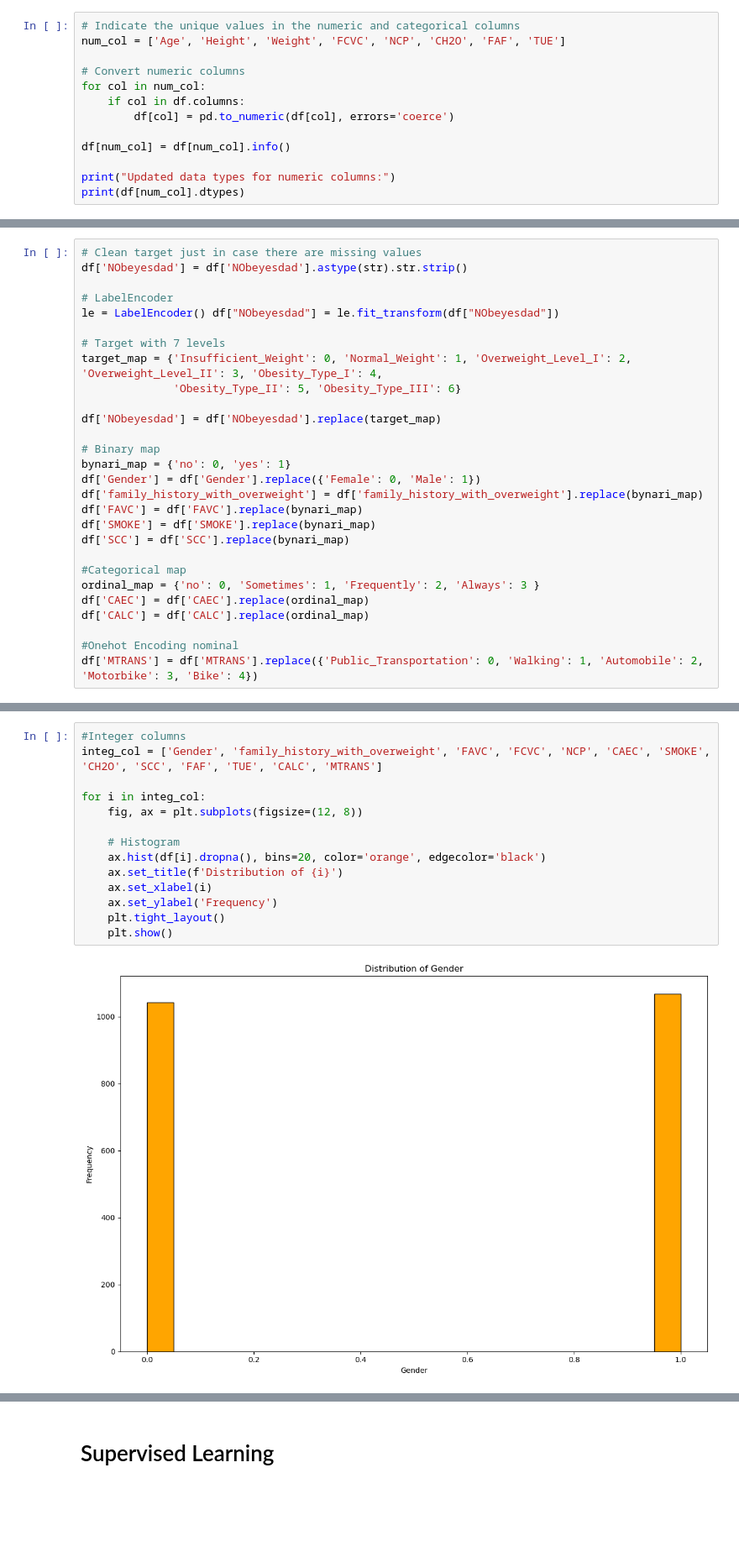
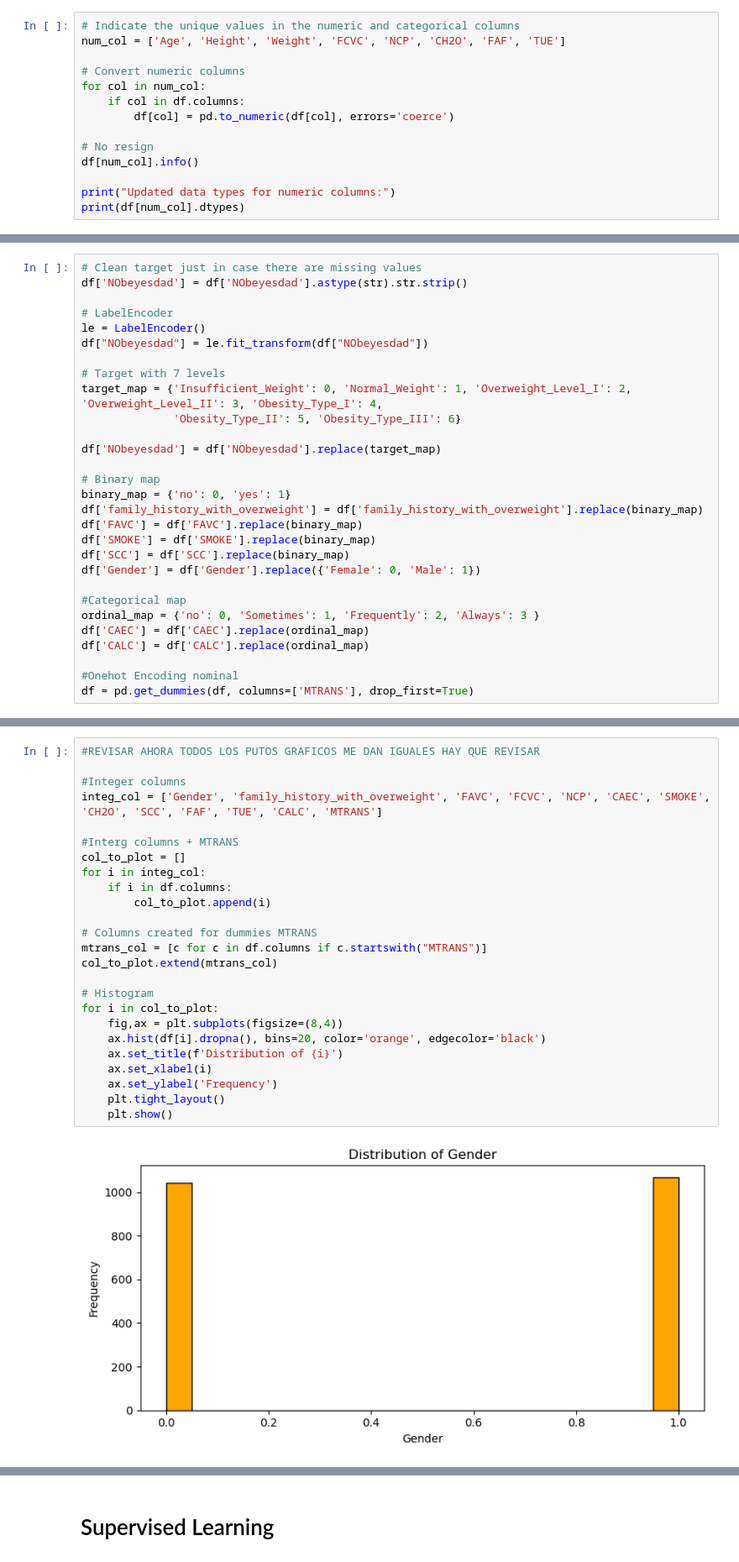
Before and after one commit to 2026362-Silvia/Machine-Learning, a Jupyter notebook: SilviaSolanoMarchini_1st_assessment_ML.ipynb, the cells around one changed output, grey strips where cells are left out. Shown at 84% size. Drawn from its saved outputs; the diff is of its cells as text; blank space fills up the shorter version.

Commit message:
correct mtrans, but more errors appear

```diff
--- a/SilviaSolanoMarchini_1st_assessment_ML.ipynb
+++ b/SilviaSolanoMarchini_1st_assessment_ML.ipynb
@@ -118,7 +119,8 @@ for col in num_col:
     if col in df.columns:
         df[col] = pd.to_numeric(df[col], errors='coerce')
 
-df[num_col] = df[num_col].info()
+# No resign
+df[num_col].info()
 
 print("Updated data types for numeric columns:")
 print(df[num_col].dtypes)
@@ -170,7 +172,8 @@ Length: 7, dtype: str
 df['NObeyesdad'] = df['NObeyesdad'].astype(str).str.strip()
 
 # LabelEncoder
-le = LabelEncoder() df["NObeyesdad"] = le.fit_transform(df["NObeyesdad"])
+le = LabelEncoder()
+df["NObeyesdad"] = le.fit_transform(df["NObeyesdad"])
 
 # Target with 7 levels
 target_map = {'Insufficient_Weight': 0, 'Normal_Weight': 1, 'Overweight_Level_I': 2, 'Overweight_Level_II': 3, 'Obesity_Type_I': 4,
@@ -179,12 +182,12 @@ target_map = {'Insufficient_Weight': 0, 'Normal_Weight': 1, 'Overweight_Level_I'
 df['NObeyesdad'] = df['NObeyesdad'].replace(target_map)
 
 # Binary map
-bynari_map = {'no': 0, 'yes': 1}
+binary_map = {'no': 0, 'yes': 1}
+df['family_history_with_overweight'] = df['family_history_with_overweight'].replace(binary_map)
+df['FAVC'] = df['FAVC'].replace(binary_map)
+df['SMOKE'] = df['SMOKE'].replace(binary_map)
+df['SCC'] = df['SCC'].replace(binary_map)
 df['Gender'] = df['Gender'].replace({'Female': 0, 'Male': 1})
-df['family_history_with_overweight'] = df['family_history_with_overweight'].replace(bynari_map)
-df['FAVC'] = df['FAVC'].replace(bynari_map)
-df['SMOKE'] = df['SMOKE'].replace(bynari_map)
-df['SCC'] = df['SCC'].replace(bynari_map)
 
 #Categorical map
 ordinal_map = {'no': 0, 'Sometimes': 1, 'Frequently': 2, 'Always': 3 }
@@ -192,7 +195,7 @@ df['CAEC'] = df['CAEC'].replace(ordinal_map)
 df['CALC'] = df['CALC'].replace(ordinal_map)
 
 #Onehot Encoding nominal
-df['MTRANS'] = df['MTRANS'].replace({'Public_Transportation': 0, 'Walking': 1, 'Automobile': 2, 'Motorbike': 3, 'Bike': 4})
+df = pd.get_dummies(df, columns=['MTRANS'], drop_first=True)
 # %%
 #Continuous columns
 cont_col = ['Age', 'Height', 'Weight', 'FCVC', 'NCP', 'CH2O', 'FAF', 'TUE']
@@ -219,18 +222,29 @@ for i in cont_col:
 [figure]
 [figure]
 # %%
+#REVISAR AHORA TODOS LOS PUTOS GRAFICOS ME DAN IGUALES HAY QUE REVISAR
+
 #Integer columns
 integ_col = ['Gender', 'family_history_with_overweight', 'FAVC', 'FCVC', 'NCP', 'CAEC', 'SMOKE', 'CH2O', 'SCC', 'FAF', 'TUE', 'CALC', 'MTRANS']
 
+#Interg columns + MTRANS
+col_to_plot = []
 for i in integ_col:
-    fig, ax = plt.subplots(figsize=(12, 8))
+    if i in df.columns:
+        col_to_plot.append(i)
 
-    # Histogram
+# Columns created for dummies MTRANS
+mtrans_col = [c for c in df.columns if c.startswith("MTRANS")]
+col_to_plot.extend(mtrans_col)
+
+# Histogram
+for i in col_to_plot:
+    fig,ax = plt.subplots(figsize=(8,4))
     ax.hist(df[i].dropna(), bins=20, color='orange', edgecolor='black')
     ax.set_title(f'Distribution of {i}')
     ax.set_xlabel(i)
     ax.set_ylabel('Frequency')
     plt.tight_layout()
     plt.show()
 # %% [output]
-[figure, old version]
+[figure, new version]
```
Also changed, not shown: parts of 21 cells of this notebook.
